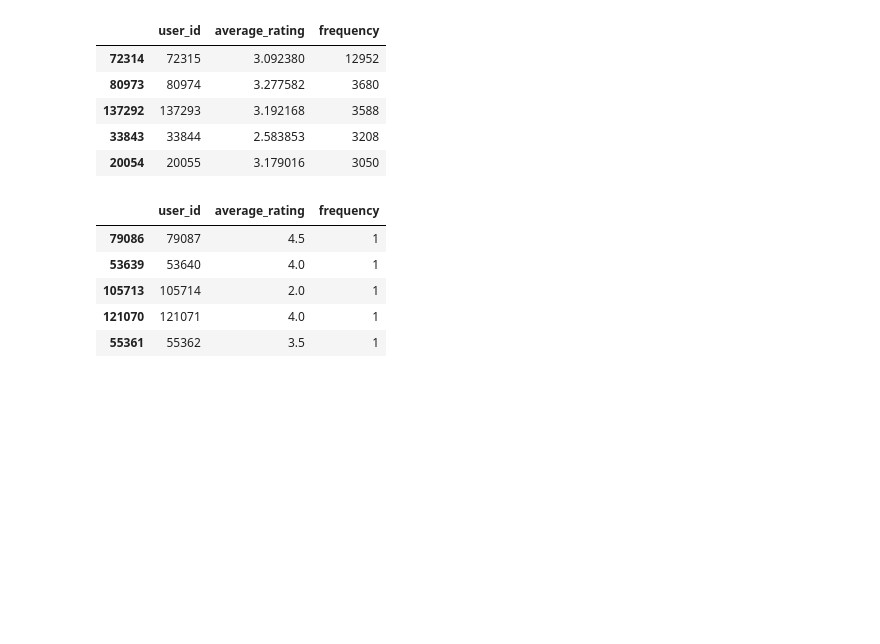
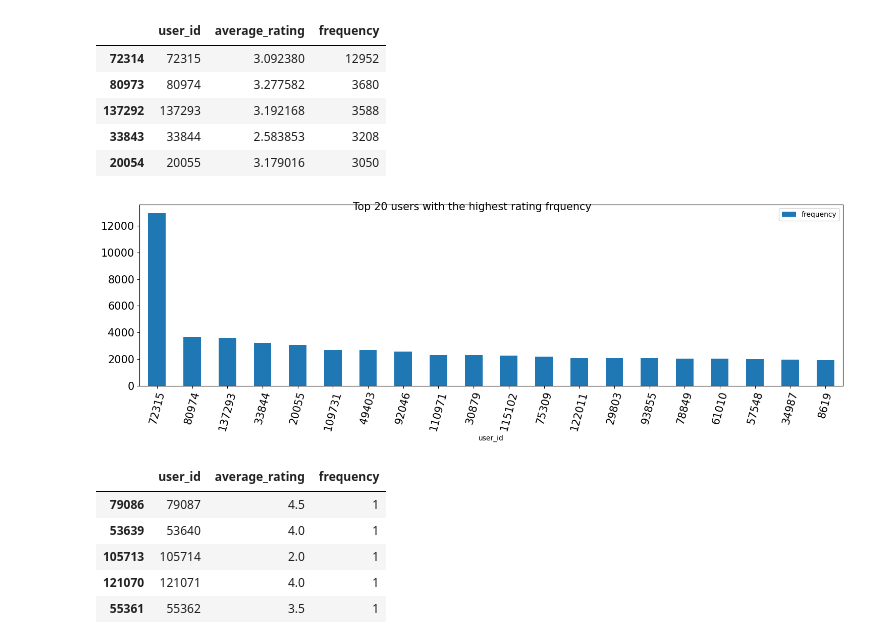
Before and after one commit to JasperZeroes/TeamND2-unsupervised-predict, a Jupyter notebook: TeamND2_notebook.ipynb, the cells around one changed output. Drawn from its saved outputs; the diff is of its cells as text; code cells hidden in the pictures; blank space fills up the shorter version.

```diff
--- a/TeamND2_notebook.ipynb
+++ b/TeamND2_notebook.ipynb
@@ -285,6 +291,6 @@ Our timestamp datatype is given int64. Convert to datetime datatype in the Data
 # %%
 # Group the data by userId and get the average rating and frequency
-rating_frequency = train.groupby(["userId"]).agg({'rating': ['mean', 'size']})
+rating_frequency = ratings.groupby(["userId"]).agg({'rating': ['mean', 'size']})
 
 # Rename the columns
 rating_frequency.columns = ['average_rating', 'frequency']
@@ -313 +316,11 @@ rating_frequency.head()
+# %%
+# You can plot the above table as a histogram showing the distribution
+
+rating_frequency[:20].plot(fontsize=15,figsize  = (15,5), kind='bar',y='frequency',x='user_id')
+plt.xticks(rotation = 75)
+plt.tight_layout()
+plt.grid(False)
+plt.suptitle('Top 20 users with the highest rating frquency', fontsize=15);
+# %% [output]
+[figure, added]
 # %%
```
Also changed, not shown: parts of 156 cells of this notebook.
